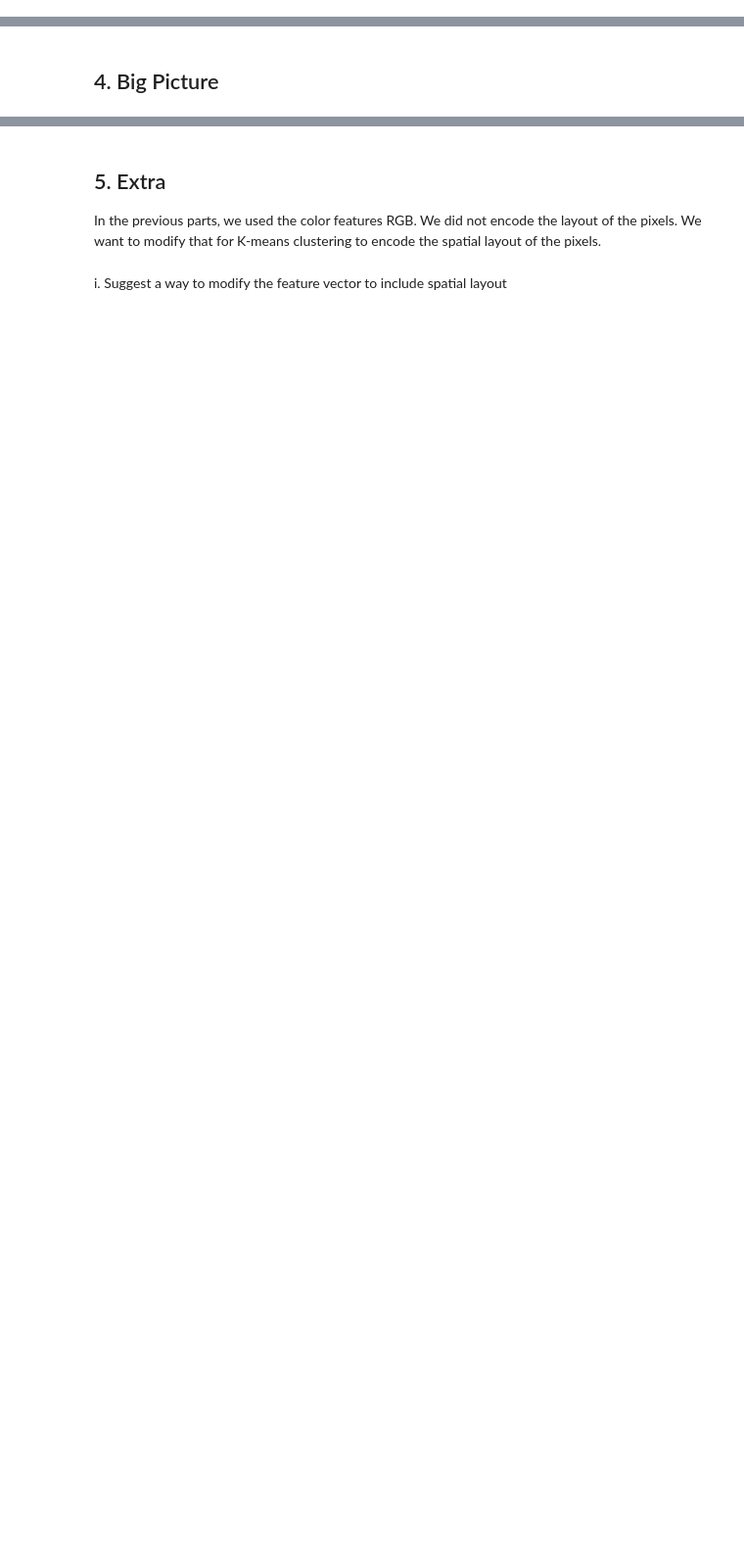
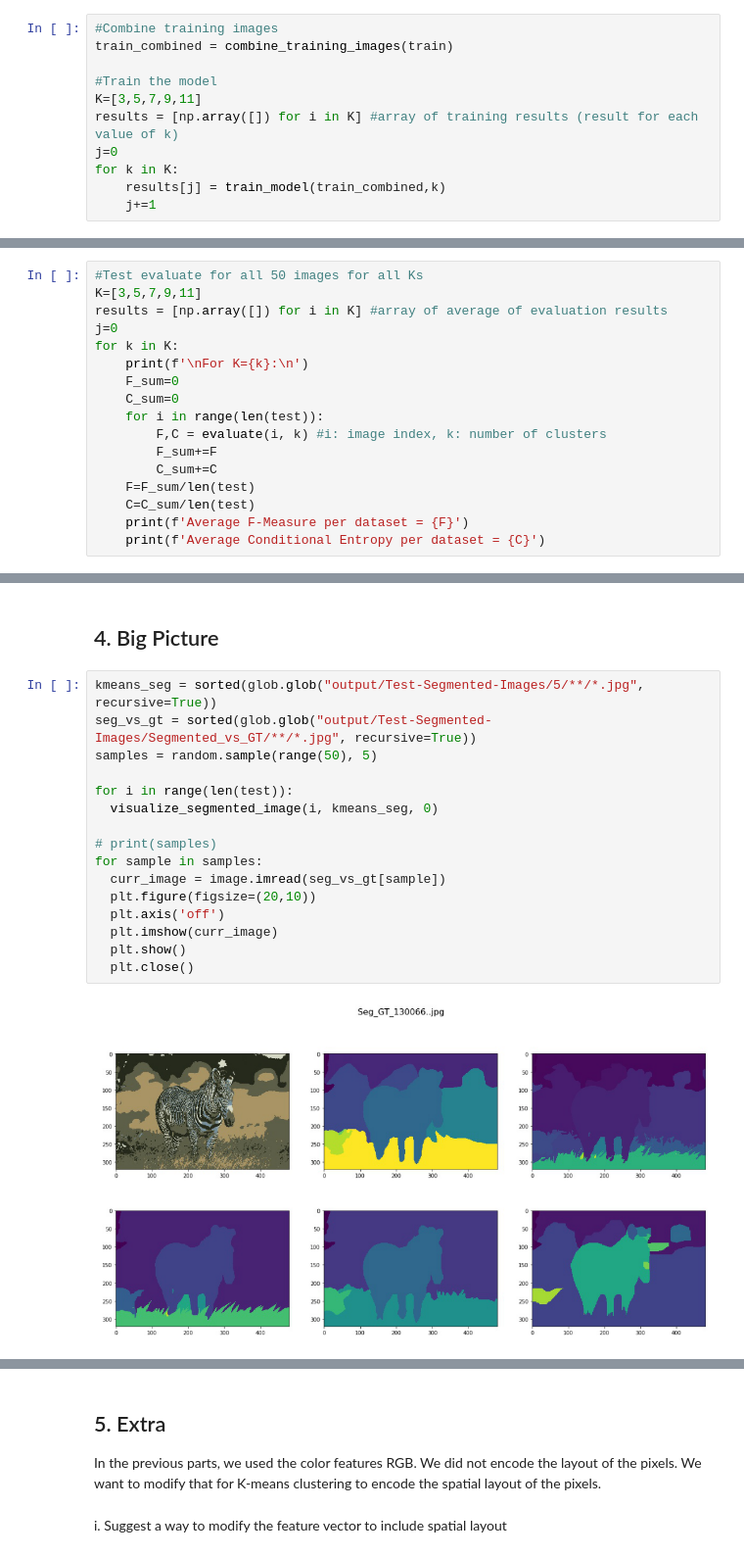
Before and after one commit to IngyBadawi/Image-Segmentation, a Jupyter notebook: Assignment_2.ipynb, the cells around one changed output, grey strips where cells are left out. Shown at 98% size. Cells and saved outputs as stored; diff of their text form; blank space fills up the shorter version.

```diff
--- a/Assignment_2.ipynb
+++ b/Assignment_2.ipynb
@@ -296,0 +404,11 @@ def Kmeans(D,k,trials):
+# %%
+#Combine training images
+train_combined = combine_training_images(train)
+
+#Train the model
+K=[3,5,7,9,11]
+results = [np.array([]) for i in K] #array of training results (result for each value of k)
+j=0
+for k in K:
+    results[j] = train_model(train_combined,k)
+    j+=1
@@ -467,0 +678,17 @@ def evaluate(img_indx, K, dataset):
+# %%
+#Test evaluate for all 50 images for all Ks
+K=[3,5,7,9,11]
+results = [np.array([]) for i in K] #array of average of evaluation results
+j=0
+for k in K:
+    print(f'\nFor K={k}:\n')
+    F_sum=0
+    C_sum=0
+    for i in range(len(test)):
+        F,C = evaluate(i, k) #i: image index, k: number of clusters
+        F_sum+=F
+        C_sum+=C
+    F=F_sum/len(test)
+    C=C_sum/len(test)
+    print(f'Average F-Measure per dataset = {F}')
+    print(f'Average Conditional Entropy per dataset = {C}')
@@ -523,2 +743,20 @@ evaluate(img_indx, K, dataset)
 # %% [markdown]
 ## 4. Big Picture
+# %%
+kmeans_seg = sorted(glob.glob("output/Test-Segmented-Images/5/**/*.jpg", recursive=True))
+seg_vs_gt = sorted(glob.glob("output/Test-Segmented-Images/Segmented_vs_GT/**/*.jpg", recursive=True))
+samples = random.sample(range(50), 5)
+
+for i in range(len(test)):
+  visualize_segmented_image(i, kmeans_seg, 0)
+
+# print(samples)
+for sample in samples:
+  curr_image = image.imread(seg_vs_gt[sample])
+  plt.figure(figsize=(20,10))
+  plt.axis('off')
+  plt.imshow(curr_image)
+  plt.show()
+  plt.close()
+# %% [output]
+[figure, added]
```
Also changed, not shown: parts of 28 cells of this notebook.
